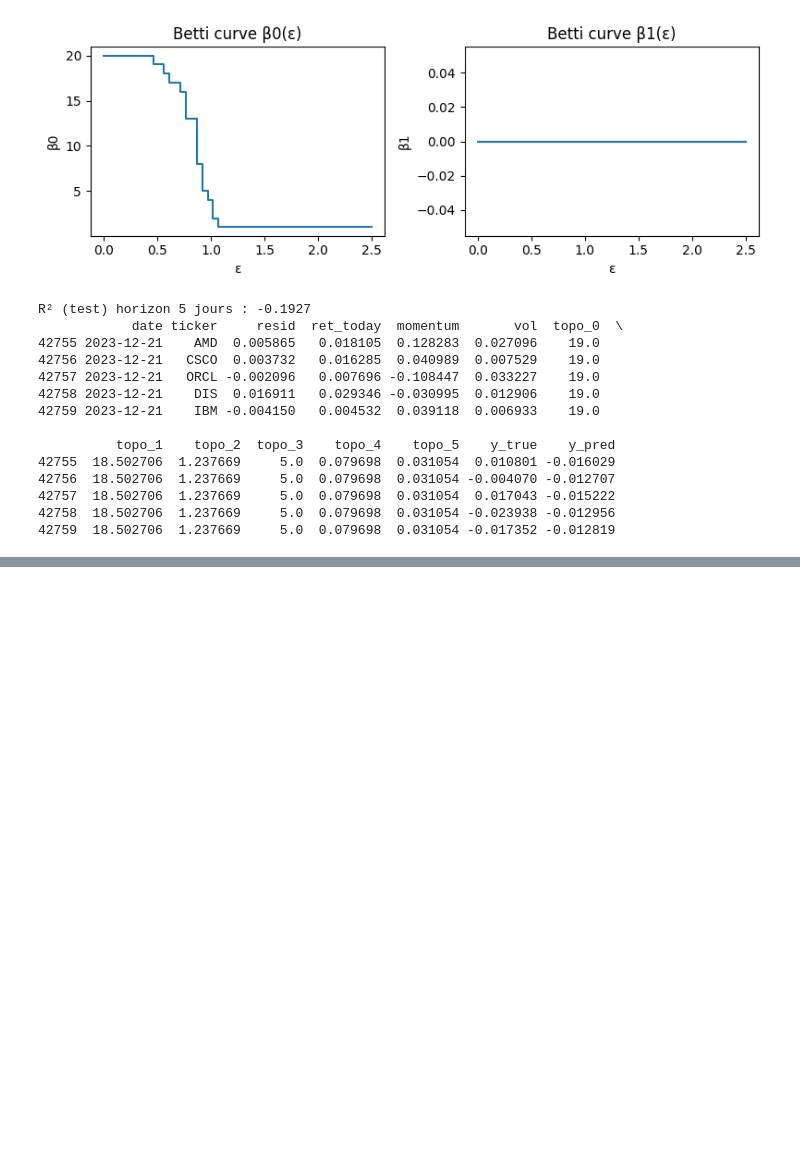
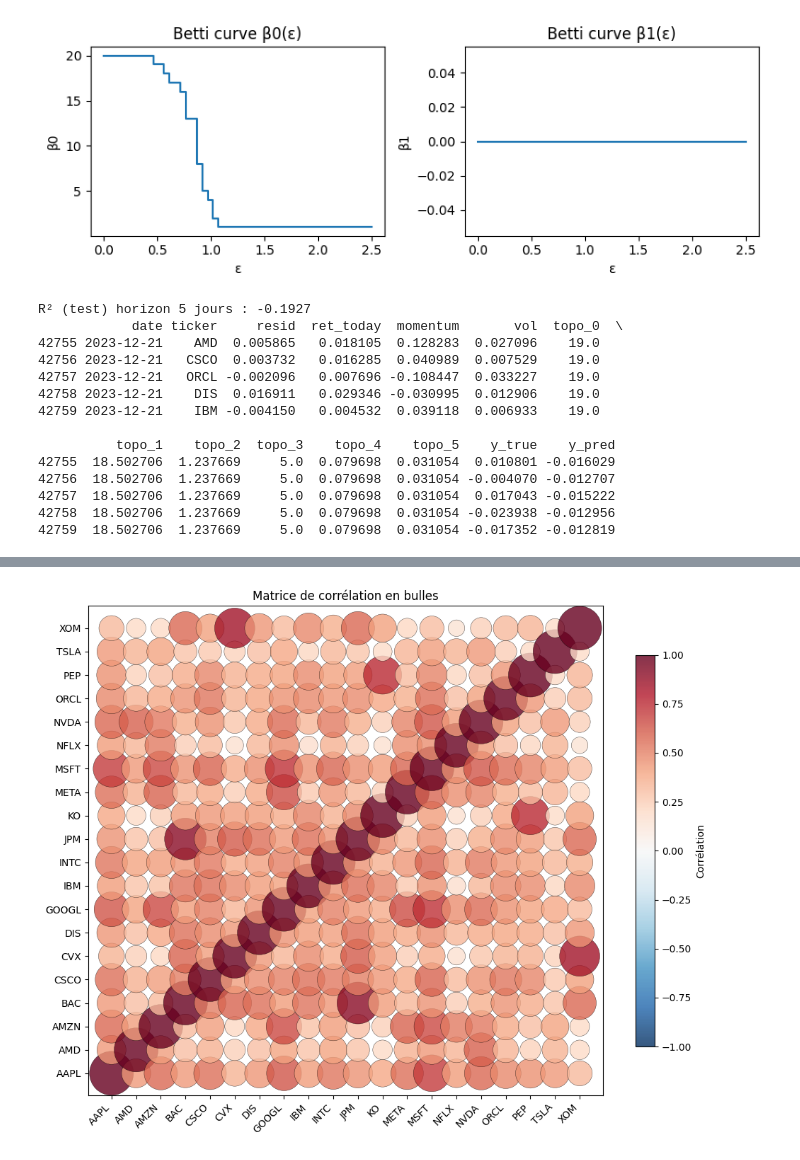
Before and after one commit to cantflytech/Memoire, a Jupyter notebook: documents/test.ipynb, the cells around one changed output, grey strips where cells are left out. Saved outputs shown, nothing was run; the diff lists cells and outputs as text; code cells hidden in the pictures; blank space fills up the shorter version.

```diff
--- a/documents/test.ipynb
+++ b/documents/test.ipynb
@@ -555,0 +567,43 @@ plt.show()
+# %%
+import matplotlib.pyplot as plt
+import numpy as np
+
+corr = returns.corr()
+tickers = corr.columns.tolist()
+n = len(tickers)
+
+fig, ax = plt.subplots(figsize=(10, 8))
+
+x, y, sizes, colors = [], [], [], []
+for i in range(n):
+    for j in range(n):
+        x.append(i)
+        y.append(j)
+        val = corr.iloc[j, i]
+        sizes.append(abs(val) * 2000)  # taille des bulles
+        colors.append(val)
+
+sc = ax.scatter(
+    x, y,
+    s=sizes,
+    c=colors,
+    cmap="RdBu_r",
+    vmin=-1, vmax=1,
+    alpha=0.8,
+    edgecolors="k",
+    linewidths=0.3
+)
+
+ax.set_xticks(range(n))
+ax.set_yticks(range(n))
+ax.set_xticklabels(tickers, rotation=45, ha="right")
+ax.set_yticklabels(tickers)
+
+cbar = plt.colorbar(sc, ax=ax, shrink=0.8)
+cbar.set_label("Corrélation")
+
+plt.title("Matrice de corrélation en bulles")
+plt.tight_layout()
+plt.show()
+# %% [output]
+[figure, added]
```
Also changed, not shown: parts of 2 cells of this notebook, 36 other files.
